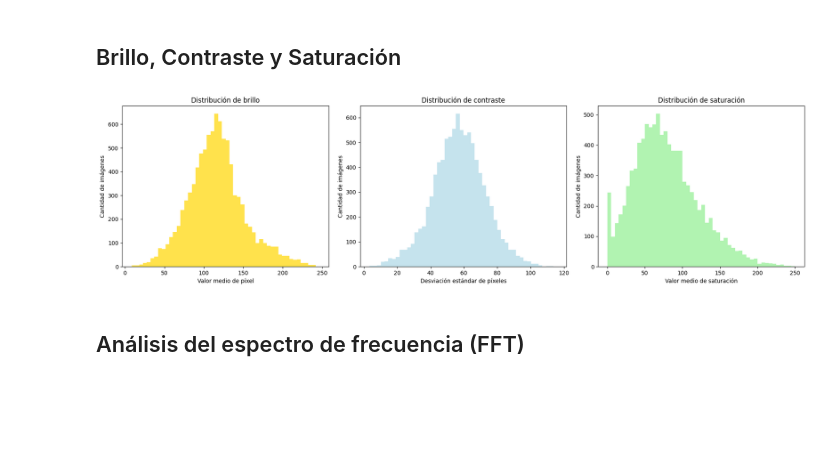
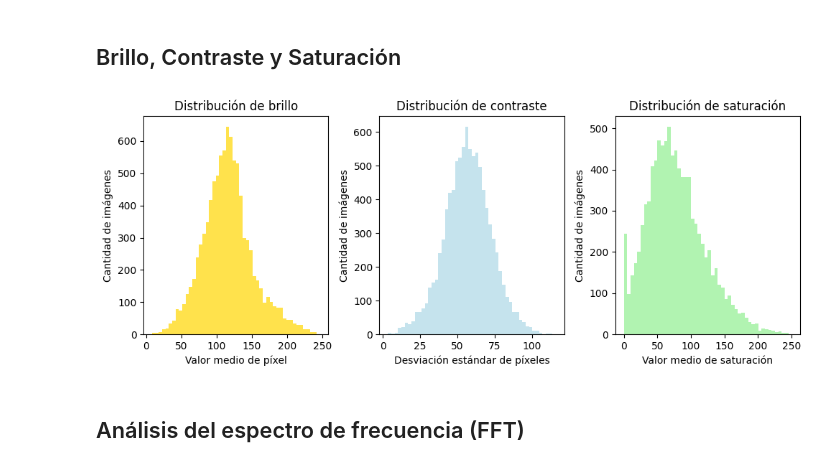
Before and after one commit to kidnixt/imagenette, a Jupyter notebook: imagenette.ipynb, the cells around one changed output. Drawn from its saved outputs; the diff is of its cells as text; code cells hidden in the pictures; blank space fills up the shorter version.

```diff
--- a/imagenette.ipynb
+++ b/imagenette.ipynb
@@ -353,7 +353,7 @@ if problem_images_examples:
     num_plots = len(problem_images_examples)
     rows = (num_plots + 4) // 5  # Calcular filas necesarias para 5 columnas
 
-    fig, axes = plt.subplots(rows, 5, figsize=(15, 3 * rows))
+    fig, axes = plt.subplots(rows, 5, figsize=(10, 3 * rows))
 
     # Manejar el caso de una sola fila de plots
     axes_flat = axes.flatten() if isinstance(axes, np.ndarray) and axes.ndim > 1 else (axes.flatten() if isinstance(axes, np.ndarray) else [axes])
@@ -419,35 +419,35 @@ for img, _ in train_dataset:
     saturation_list.append(hsv[:,:,1].mean())
 
 # Convertir a numpy
 brightness_list = np.array(brightness_list)
 contrast_list = np.array(contrast_list)
 saturation_list = np.array(saturation_list)
 
 # Histogramas
-plt.figure(figsize=(18,5))
+plt.figure(figsize=(10,4))
 
 plt.subplot(1,3,1)
 plt.hist(brightness_list, bins=50, color='gold', alpha=0.7)
 plt.title("Distribución de brillo")
 plt.xlabel("Valor medio de píxel")
 plt.ylabel("Cantidad de imágenes")
 
 plt.subplot(1,3,2)
 plt.hist(contrast_list, bins=50, color='lightblue', alpha=0.7)
 plt.title("Distribución de contraste")
 plt.xlabel("Desviación estándar de píxeles")
 plt.ylabel("Cantidad de imágenes")
 
 plt.subplot(1,3,3)
 plt.hist(saturation_list, bins=50, color='lightgreen', alpha=0.7)
 plt.title("Distribución de saturación")
 plt.xlabel("Valor medio de saturación")
 plt.ylabel("Cantidad de imágenes")
 
 plt.tight_layout()
 plt.show()
 # %% [output]
-[figure, old version]
+[figure, new version]
 # %% [markdown]
 ## Análisis del espectro de frecuencia (FFT)
 # %%
```
Also changed, not shown: parts of 9 cells of this notebook, 1 other file.
